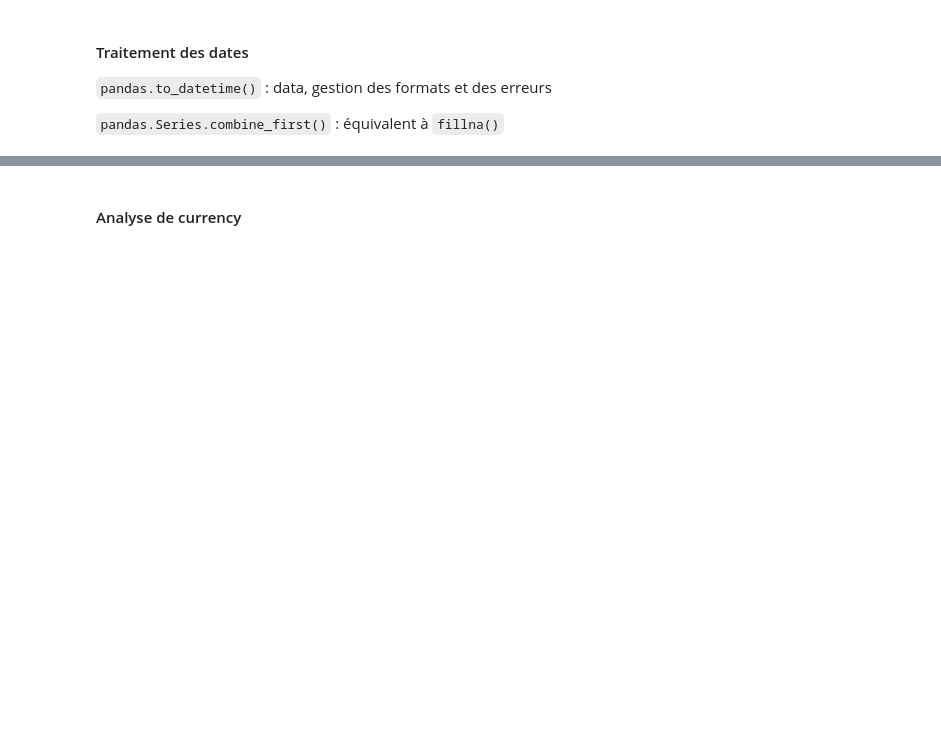
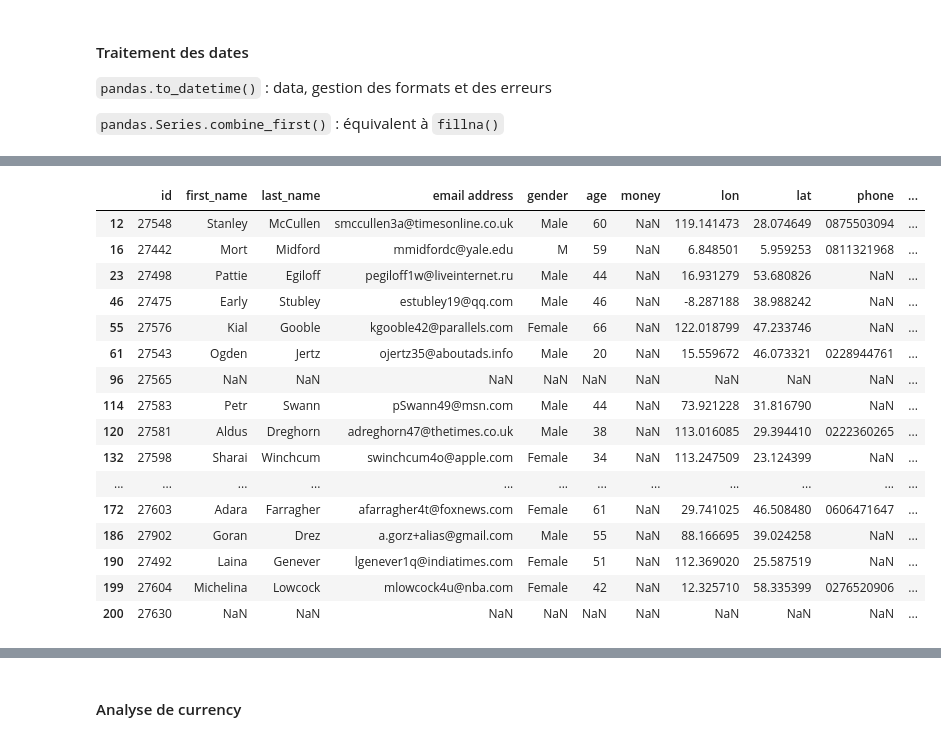
Before and after one commit to cliaigre/Kit-Start-Data, a Jupyter notebook: session3/session3.ipynb, the cells around one changed output, grey strips where cells are left out. Drawn from its saved outputs; the diff is of its cells as text; code cells hidden in the pictures; blank space fills up the shorter version.

```diff
--- a/session3/session3.ipynb
+++ b/session3/session3.ipynb
@@ -214,5 +598,25 @@ df[cols_time].dtypes
 # %%
 pd.to_datetime?
+# %%
+df0.loc[df0['last_seen'].isnull()]
+# %% [output]
+|  | id | first_name | last_name | email address | gender | age | money | lon | lat | phone | ... |
+| 12 | 27548 | Stanley | McCullen | smccullen3a@timesonline.co.uk | Male | 60 | NaN | 119.141473 | 28.074649 | 0875503094 | ... |
+| 16 | 27442 | Mort | Midford | mmidfordc@yale.edu | M | 59 | NaN | 6.848501 | 5.959253 | 0811321968 | ... |
+| 23 | 27498 | Pattie | Egiloff | pegiloff1w@liveinternet.ru | Male | 44 | NaN | 16.931279 | 53.680826 | NaN | ... |
+| 46 | 27475 | Early | Stubley | estubley19@qq.com | Male | 46 | NaN | -8.287188 | 38.988242 | NaN | ... |
+| 55 | 27576 | Kial | Gooble | kgooble42@parallels.com | Female | 66 | NaN | 122.018799 | 47.233746 | NaN | ... |
+| 61 | 27543 | Ogden | Jertz | ojertz35@aboutads.info | Male | 20 | NaN | 15.559672 | 46.073321 | 0228944761 | ... |
+| 96 | 27565 | NaN | NaN | NaN | NaN | NaN | NaN | NaN | NaN | NaN | ... |
+| 114 | 27583 | Petr | Swann | pSwann49@msn.com | Male | 44 | NaN | 73.921228 | 31.816790 | NaN | ... |
+| 120 | 27581 | Aldus | Dreghorn | adreghorn47@thetimes.co.uk | Male | 38 | NaN | 113.016085 | 29.394410 | 0222360265 | ... |
+| 132 | 27598 | Sharai | Winchcum | swinchcum4o@apple.com | Female | 34 | NaN | 113.247509 | 23.124399 | NaN | ... |
+| ... | ... | ... | ... | ... | ... | ... | ... | ... | ... | ... | ... |
+| 172 | 27603 | Adara | Farragher | afarragher4t@foxnews.com | Female | 61 | NaN | 29.741025 | 46.508480 | 0606471647 | ... |
+| 186 | 27902 | Goran | Drez | a.gorz+alias@gmail.com | Male | 55 | NaN | 88.166695 | 39.024258 | NaN | ... |
+| 190 | 27492 | Laina | Genever | lgenever1q@indiatimes.com | Female | 51 | NaN | 112.369020 | 25.587519 | NaN | ... |
+| 199 | 27604 | Michelina | Lowcock | mlowcock4u@nba.com | Female | 42 | NaN | 12.325710 | 58.335399 | 0276520906 | ... |
+| 200 | 27630 | NaN | NaN | NaN | NaN | NaN | NaN | NaN | NaN | NaN | ... |
 # %%
 # conversion des dates
 df['registration'] = pd.to_datetime(df['registration'])
```
Also changed, not shown: parts of 105 cells of this notebook.
